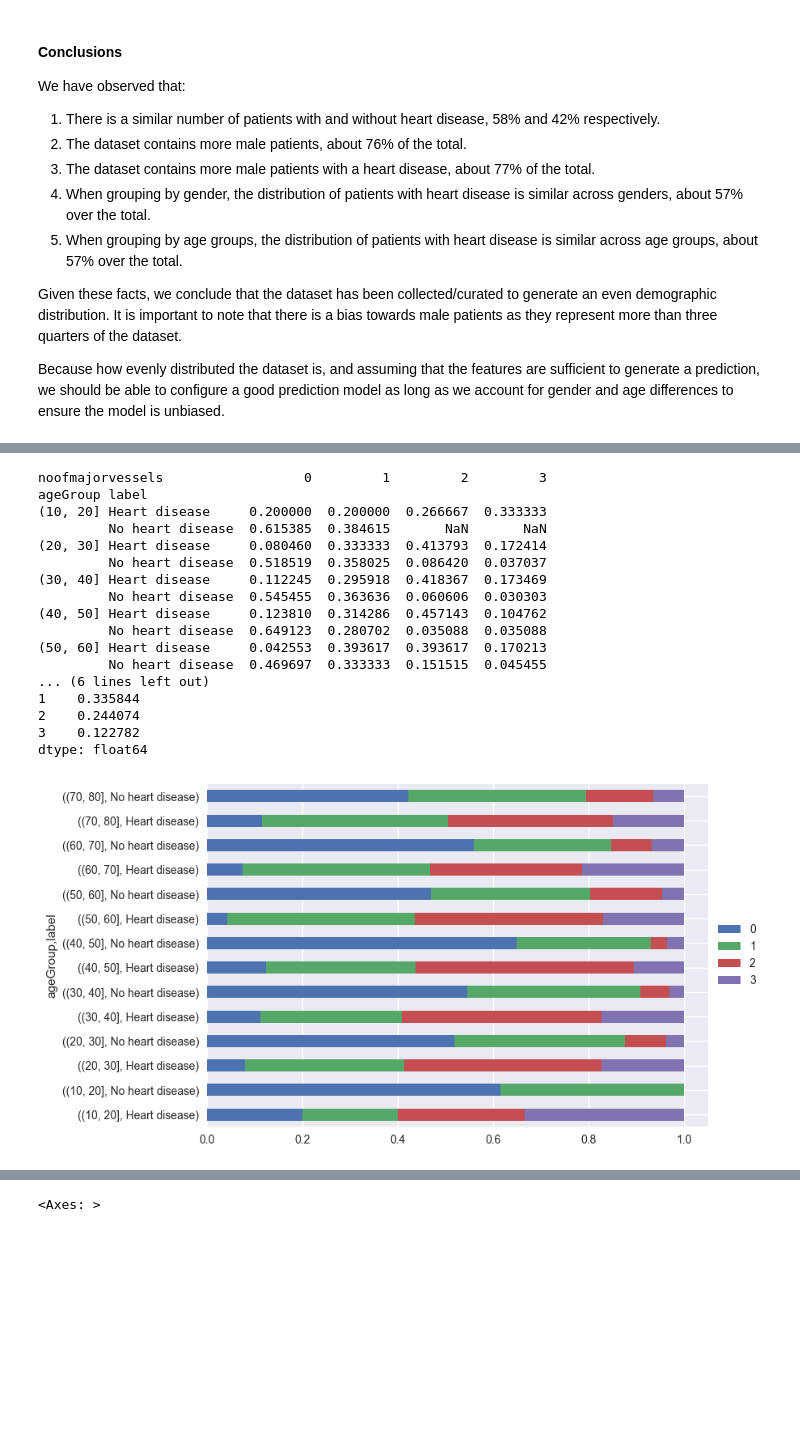
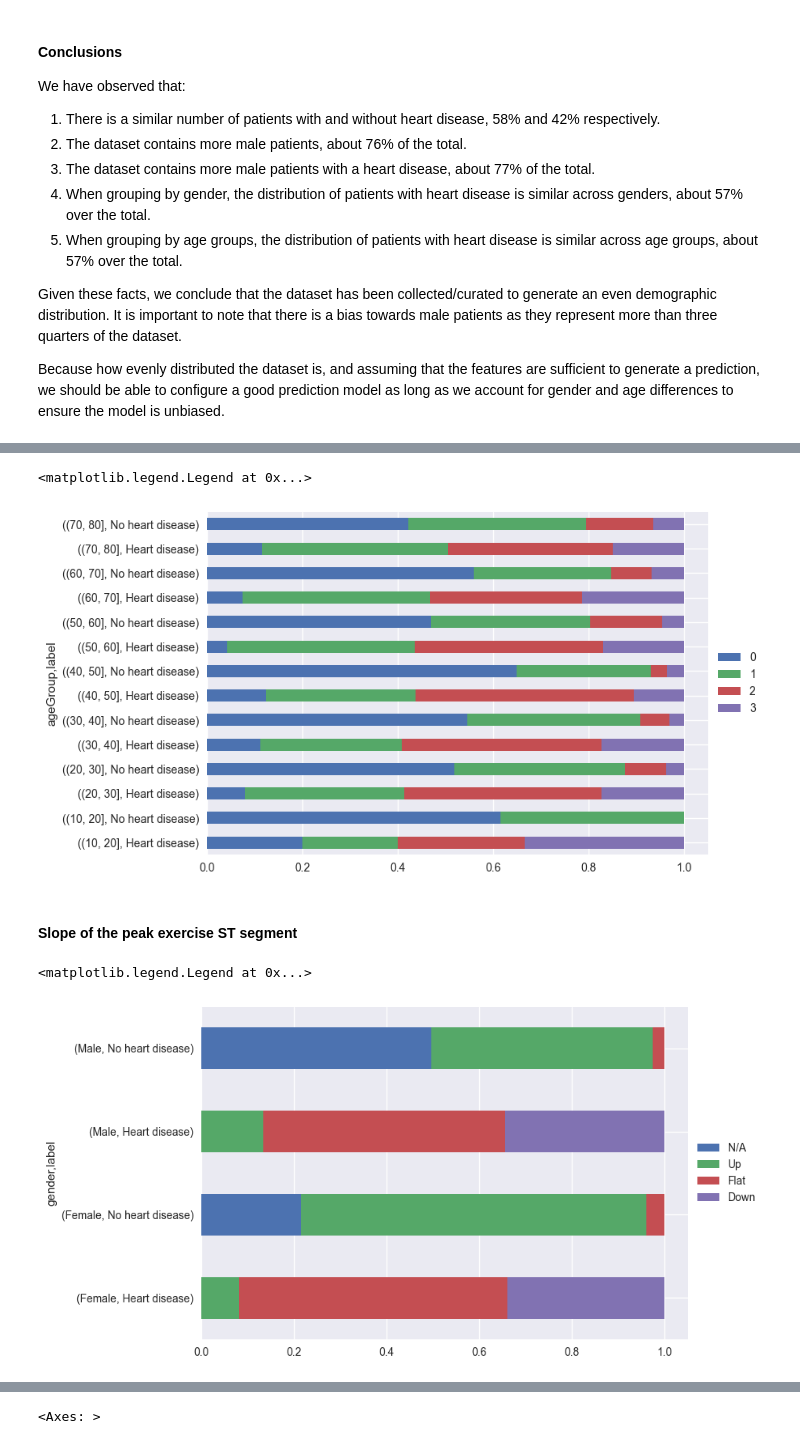
Before and after one commit to lexotero/kcl-7CCSONAR-analysis-and-reporting, a Jupyter notebook: src/notebook.ipynb, the cells around one changed output, grey strips where cells are left out. Cells and saved outputs as stored; diff of their text form; code cells hidden in the pictures; blank space fills up the shorter version.

```diff
--- a/src/notebook.ipynb
+++ b/src/notebook.ipynb
@@ -162,24 +168,14 @@ In this section we collect basic statistics for the values of all the features i
 # %%
 pct_distribution = df.groupby(["ageGroup", "label"], observed=True)["noofmajorvessels"].value_counts(normalize=True).unstack()
-print(pct_distribution)
 pct_distribution.plot.barh(stacked=True).legend(loc='center left', bbox_to_anchor=(1, 0.5))
-print(pct_distribution.mean())
 # %% [output]
-noofmajorvessels                  0         1         2         3
-ageGroup label
-(10, 20] Heart disease     0.200000  0.200000  0.266667  0.333333
-         No heart disease  0.615385  0.384615       NaN       NaN
-(20, 30] Heart disease     0.080460  0.333333  0.413793  0.172414
-         No heart disease  0.518519  0.358025  0.086420  0.037037
-(30, 40] Heart disease     0.112245  0.295918  0.418367  0.173469
-         No heart disease  0.545455  0.363636  0.060606  0.030303
-(40, 50] Heart disease     0.123810  0.314286  0.457143  0.104762
-         No heart disease  0.649123  0.280702  0.035088  0.035088
-(50, 60] Heart disease     0.042553  0.393617  0.393617  0.170213
-         No heart disease  0.469697  0.333333  0.151515  0.045455
-... (6 lines left out)
-1    0.335844
-2    0.244074
-3    0.122782
-dtype: float64
+<matplotlib.legend.Legend at 0x...>
 [figure]
+# %% [markdown]
+#### Slope of the peak exercise ST segment
+# %%
+pct_distribution = df.groupby(["gender", "label"], observed=True)["slope"].value_counts(normalize=True).unstack()
+pct_distribution.plot.barh(stacked=True).legend(loc='center left', bbox_to_anchor=(1, 0.5), labels=["N/A", "Up", "Flat", "Down"])
+# %% [output]
+<matplotlib.legend.Legend at 0x...>
+[figure, added]
```
Also changed, not shown: parts of 12 cells of this notebook.
